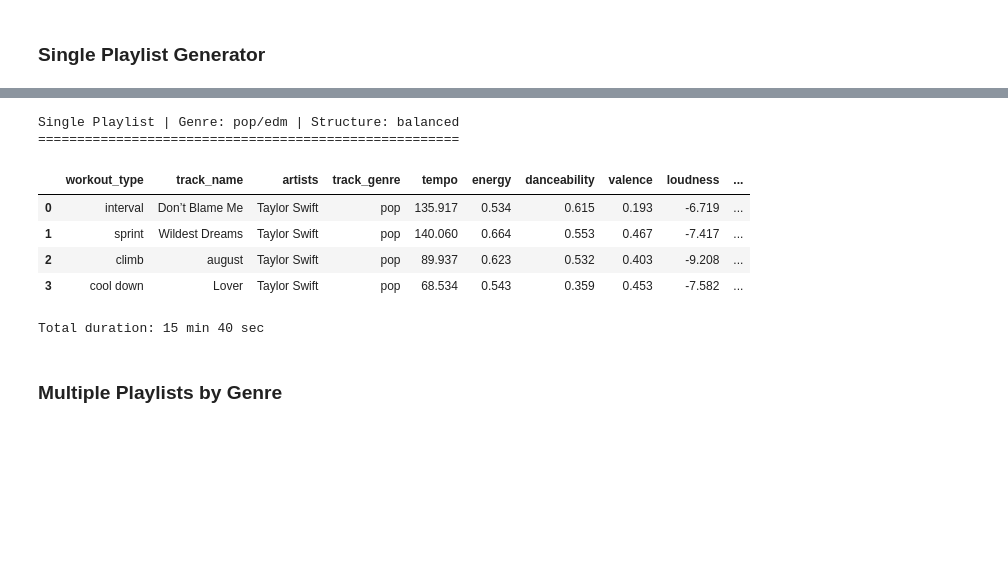
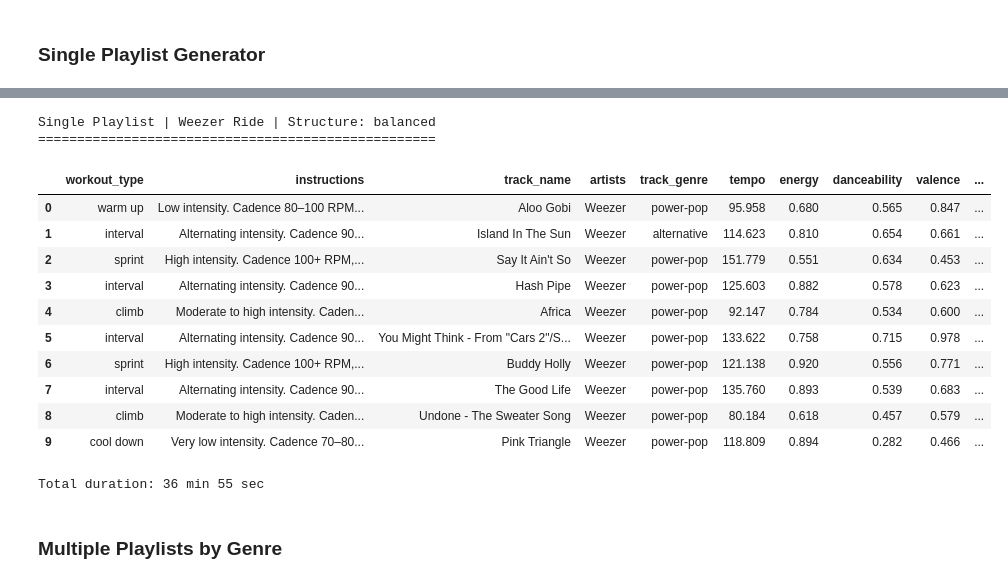
Before and after one commit to austin-mohn/PulseTrackz, a Jupyter notebook: PulseTrackz.ipynb, the cells around one changed output, grey strips where cells are left out. Cells and saved outputs as stored; diff of their text form; code cells hidden in the pictures; blank space fills up the shorter version.

```diff
--- a/PulseTrackz.ipynb
+++ b/PulseTrackz.ipynb
@@ -608,7 +608,7 @@ def assign_workout_type(row):
 #         return None  # leave ambiguous ones blank, this is where ML will come in
 # %%
 # Sample for heuristic labeling
-sample_size = int(len(df) * 0.5) # taking 50% of the original dataset
+sample_size = int(len(df) * 0.4) # taking 40% of the original dataset
 sample_df = df.sample(sample_size, random_state=42).copy()
 
 # Apply heuristic labeling function
@@ -1255,10 +1255,38 @@ def find_song(df, workout_type, used_tracks, popularity_thresholds=[70, 55, 30,
 def display_playlist(playlist, title=None):
     if title:
         print(f"\n{title}\n{'=' * len(title)}")
+
+    # Instruction mapping
+    instruction_map = {
+        'warm up': 'Low intensity. Cadence 80–100 RPM, light resistance. Focus on warming up.',
+        'climb': 'Moderate to high intensity. Cadence 60–75 RPM, heavy resistance. Stay seated or alternate standing.',
+        'interval': 'Alternating intensity. Cadence 90–100 RPM (sprint), then 60–70 RPM (recover). Moderate resistance.',
+        'sprint': 'High intensity. Cadence 100+ RPM, light to moderate resistance. Go all out during the chorus!',
+        'cool down': 'Very low intensity. Cadence 70–80 RPM, very light resistance. Focus on recovery.',
+    }
+
     display_df = playlist[['workout_type', 'track_name', 'artists', 'track_genre', 'tempo', 'energy',
-                           'danceability', 'valence', 'loudness', 'acousticness', 'instrumentalness', 'speechiness',]].copy()
+                           'danceability', 'valence', 'loudness', 'acousticness', 'instrumentalness', 'speechiness']].copy()
+
+    # Add instructions and Spotify URL
+    display_df['instructions'] = playlist['workout_type'].map(instruction_map)
     display_df['spotify_url'] = "https://open.spotify.com/track/" + playlist['track_id']
+
+    # Reorder columns to move 'instructions' after 'workout_type'
+    cols = display_df.columns.tolist()
+    cols.insert(1, cols.pop(cols.index('instructions')))  # Move 'instructions' to index 1
+    display_df = display_df[cols]
+
+    # Display
     display(display_df)
+
+    # Total time
     total_ms = playlist['duration_ms'].sum()
     total_min, total_sec = divmod(int(total_ms / 1000), 60)
     print(f"Total duration: {total_min} min {total_sec} sec")
+# %%
+# Combine datasets
+usable_songs.loc[:, 'source'] = 'predicted'
+training_data.loc[:, 'source'] = 'labeled'
+
+full_data = pd.concat([training_data, usable_songs], ignore_index=True)
@@ -1301,31 +1402,38 @@ Total duration: 36 min 31 sec
 # %%
+# Playlist with specific artist
 # Settings
 structure_key = 'balanced'
-selected_genre = 'pop/edm'
+selected_artist = 'Weezer'
 
 # Filter songs for the genre
-genre_songs = usable_songs_shuffled[usable_songs_shuffled['artists'] == 'Taylor Swift']
+genre_songs = usable_songs_shuffled[usable_songs_shuffled['artists'] == selected_artist]
 used_tracks = set()
 playlist = pd.DataFrame()
 
 # Generate playlist
 for stage in playlist_structures[structure_key]:
     song = find_song(genre_songs, stage, used_tracks)
     if not song.empty:
         used_tracks.add(song.iloc[0]['track_name'])
         playlist = pd.concat([playlist, song], ignore_index=True)
 
 # Display
-display_playlist(playlist, title=f"Single Playlist | Genre: {selected_genre} | Structure: {structure_key}")
+display_playlist(playlist, title=f"Single Playlist | {selected_artist} Ride | Structure: {structure_key}")
 # %% [output]
-Single Playlist | Genre: pop/edm | Structure: balanced
-======================================================
+Single Playlist | Weezer Ride | Structure: balanced
+===================================================
-|  | workout_type | track_name | artists | track_genre | tempo | energy | danceability | valence | loudness | ... |
-| 0 | interval | Don’t Blame Me | Taylor Swift | pop | 135.917 | 0.534 | 0.615 | 0.193 | -6.719 | ... |
-| 1 | sprint | Wildest Dreams | Taylor Swift | pop | 140.060 | 0.664 | 0.553 | 0.467 | -7.417 | ... |
-| 2 | climb | august | Taylor Swift | pop | 89.937 | 0.623 | 0.532 | 0.403 | -9.208 | ... |
-| 3 | cool down | Lover | Taylor Swift | pop | 68.534 | 0.543 | 0.359 | 0.453 | -7.582 | ... |
+|  | workout_type | instructions | track_name | artists | track_genre | tempo | energy | danceability | valence | ... |
+| 0 | warm up | Low intensity. Cadence 80–100 RPM... | Aloo Gobi | Weezer | power-pop | 95.958 | 0.680 | 0.565 | 0.847 | ... |
+| 1 | interval | Alternating intensity. Cadence 90... | Island In The Sun | Weezer | alternative | 114.623 | 0.810 | 0.654 | 0.661 | ... |
+| 2 | sprint | High intensity. Cadence 100+ RPM,... | Say It Ain't So | Weezer | power-pop | 151.779 | 0.551 | 0.634 | 0.453 | ... |
+| 3 | interval | Alternating intensity. Cadence 90... | Hash Pipe | Weezer | power-pop | 125.603 | 0.882 | 0.578 | 0.623 | ... |
+| 4 | climb | Moderate to high intensity. Caden... | Africa | Weezer | power-pop | 92.147 | 0.784 | 0.534 | 0.600 | ... |
+| 5 | interval | Alternating intensity. Cadence 90... | You Might Think - From "Cars 2"/S... | Weezer | power-pop | 133.622 | 0.758 | 0.715 | 0.978 | ... |
+| 6 | sprint | High intensity. Cadence 100+ RPM,... | Buddy Holly | Weezer | power-pop | 121.138 | 0.920 | 0.556 | 0.771 | ... |
+| 7 | interval | Alternating intensity. Cadence 90... | The Good Life | Weezer | power-pop | 135.760 | 0.893 | 0.539 | 0.683 | ... |
+| 8 | climb | Moderate to high intensity. Caden... | Undone - The Sweater Song | Weezer | power-pop | 80.184 | 0.618 | 0.457 | 0.579 | ... |
+| 9 | cool down | Very low intensity. Cadence 70–80... | Pink Triangle | Weezer | power-pop | 118.809 | 0.894 | 0.282 | 0.466 | ... |
-Total duration: 15 min 40 sec
+Total duration: 36 min 55 sec
 # %% [markdown]
 ### Multiple Playlists by Genre
 # %%
```
Also changed, not shown: parts of 21 cells of this notebook.
